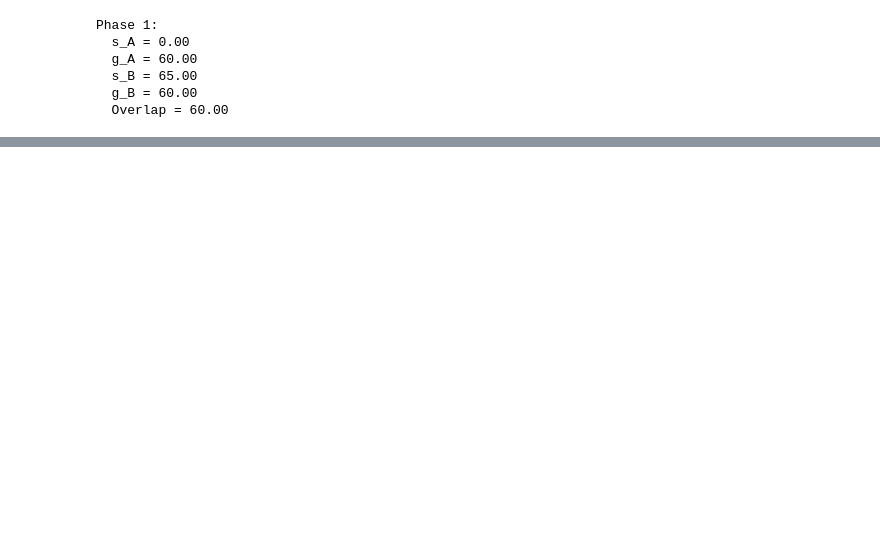
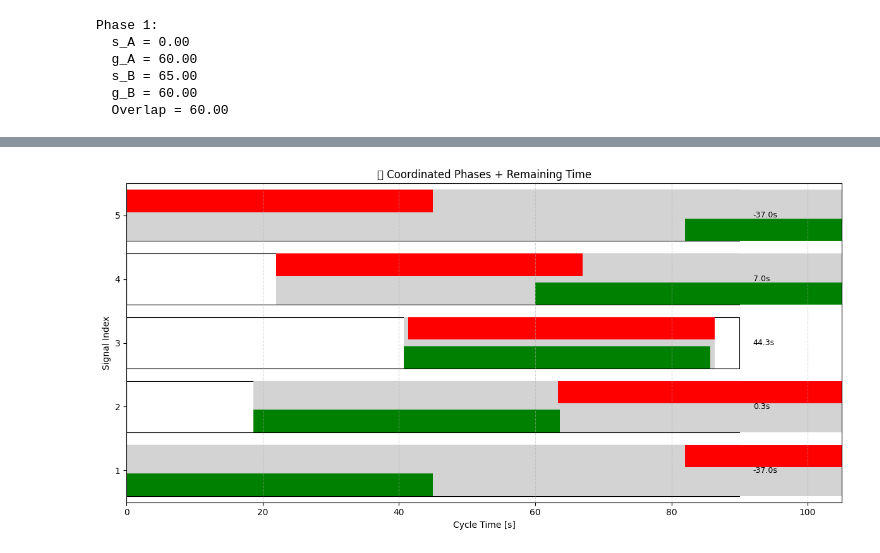
Before and after one commit to mahmoodtt1/OR, a Jupyter notebook: Signal_Coordination.ipynb, the cells around one changed output, grey strips where cells are left out. Cells and saved outputs as stored; diff of their text form; code cells hidden in the pictures; blank space fills up the shorter version.

```diff
--- a/Signal_Coordination.ipynb
+++ b/Signal_Coordination.ipynb
@@ -165,0 +445,8 @@ Phase 1:
+# %%
+print("=== OUTBOUND ===")
+for j in model.J:
+    print(f"Signal {j}: s = {value(model.s[j]):.2f}, t = {t_out[j]:.2f}, shifted = {value(model.s[j]) - t_out[j]:.2f}")
+
+print("\n=== INBOUND ===")
+for j in model.J:
+    print(f"Signal {j}: s_rev = {value(model.s_rev[j]):.2f}, t = {t_in[j]:.2f}, shifted = {value(model.s_rev[j]) - t_in[j]:.2f}")
@@ -165,0 +513,4 @@ Phase 1:
+# %%
+plot_signal_phase_usage(model, t_out, t_in)
+# %% [output]
+[figure, added]
```
Also changed, not shown: parts of 12 cells of this notebook.
